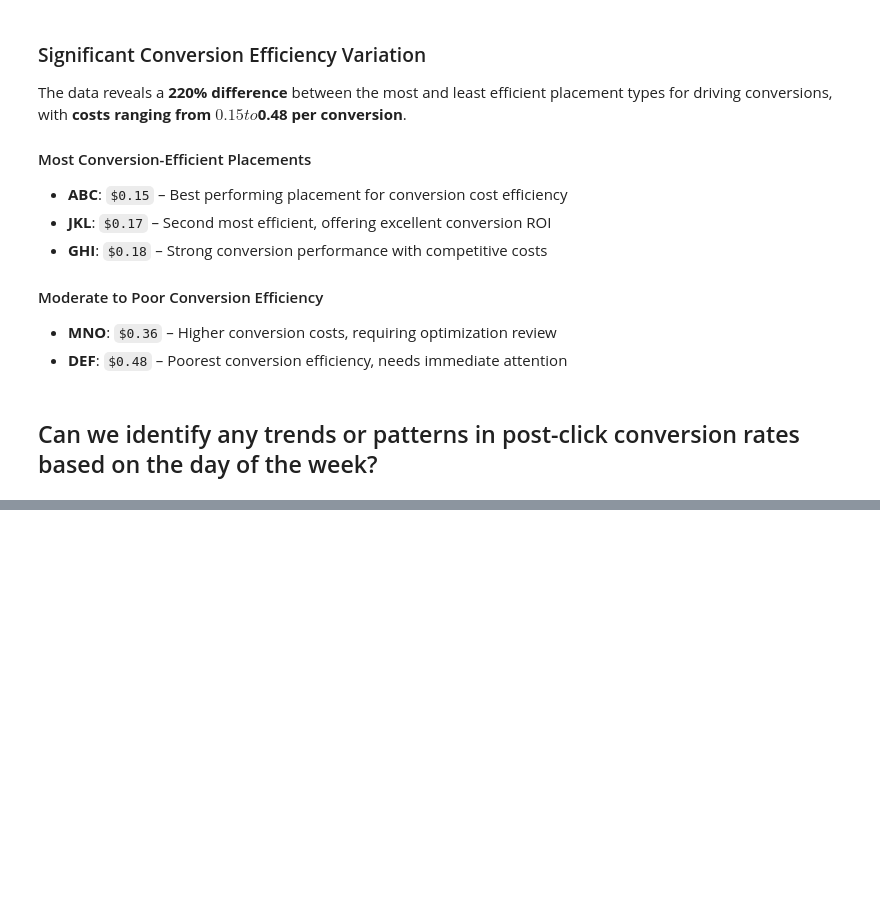
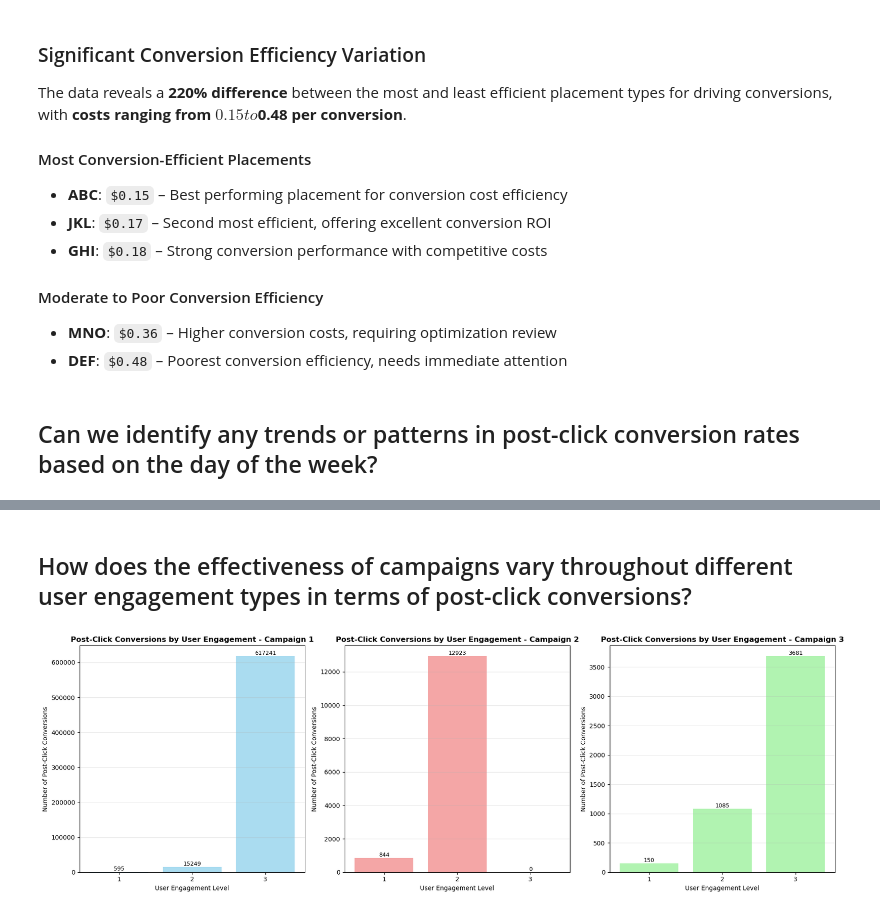
Before and after one commit to Tanush-IIITH/Projects, a Jupyter notebook: Online_Ads_DS/main.ipynb, the cells around one changed output, grey strips where cells are left out. Saved outputs shown, nothing was run; the diff lists cells and outputs as text; code cells hidden in the pictures; blank space fills up the shorter version.

```diff
--- a/Online_Ads_DS/main.ipynb
+++ b/Online_Ads_DS/main.ipynb
@@ -1795,0 +1860,29 @@ The data reveals a **220% difference** between the most and least efficient plac
+# %% [markdown]
+## How does the effectiveness of campaigns vary throughout different user engagement types in terms of post-click conversions?
+# %%
+#Creating a visualization of user engagement types by post click conversions, individually for each campaign
+user_engagement_campaign = df.groupby(['campaign_number', 'user_engagement'])['post_click_conversions'].sum().unstack().fillna(0)
+fig, axes = plt.subplots(1, 3, figsize=(18, 6))
+
+campaigns = [1, 2, 3]
+colors = ['skyblue', 'lightcoral', 'lightgreen']
+for i, campaign in enumerate(campaigns):
+    campaign_data = user_engagement_campaign.loc[campaign]
+
+    bars = axes[i].bar(campaign_data.index, campaign_data.values, color=colors[i], alpha=0.7)
+
+    for bar in bars:
+        height = bar.get_height()
+        axes[i].text(bar.get_x() + bar.get_width()/2, height, f'{int(height)}', ha='center', va='bottom', fontsize=9)
+
+    axes[i].set_title(f'Post-Click Conversions by User Engagement - Campaign {campaign}', fontsize=12, fontweight='bold')
+    axes[i].set_xlabel('User Engagement Level')
+    axes[i].set_ylabel('Number of Post-Click Conversions')
+    axes[i].set_xticks([1, 2, 3])
+    axes[i].tick_params(axis='x', rotation=0)
+    axes[i].grid(axis='y', alpha=0.3)
+
+plt.tight_layout()
+plt.show()
+# %% [output]
+[figure, added]
```
Also changed, not shown: parts of 4 cells of this notebook, 2 other files.
